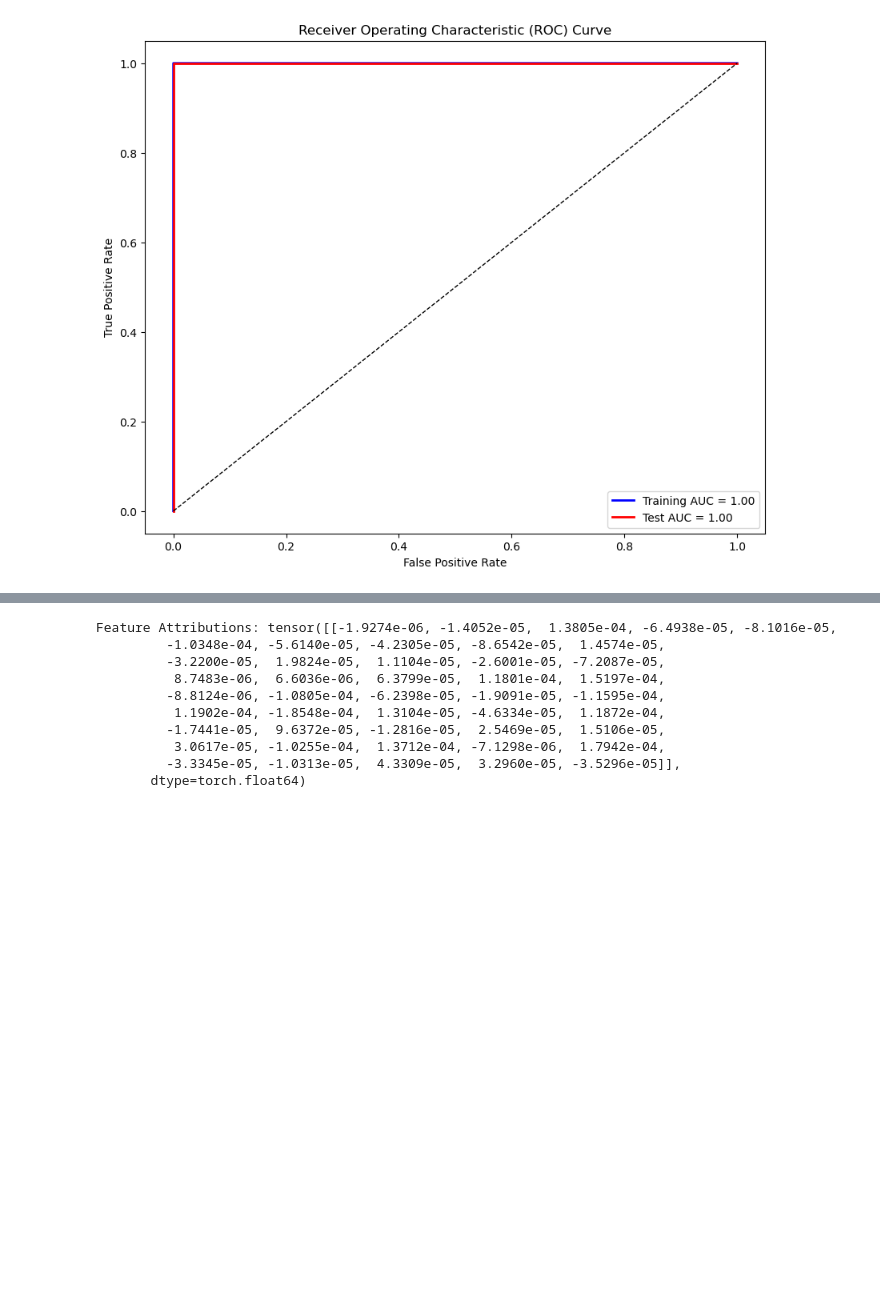
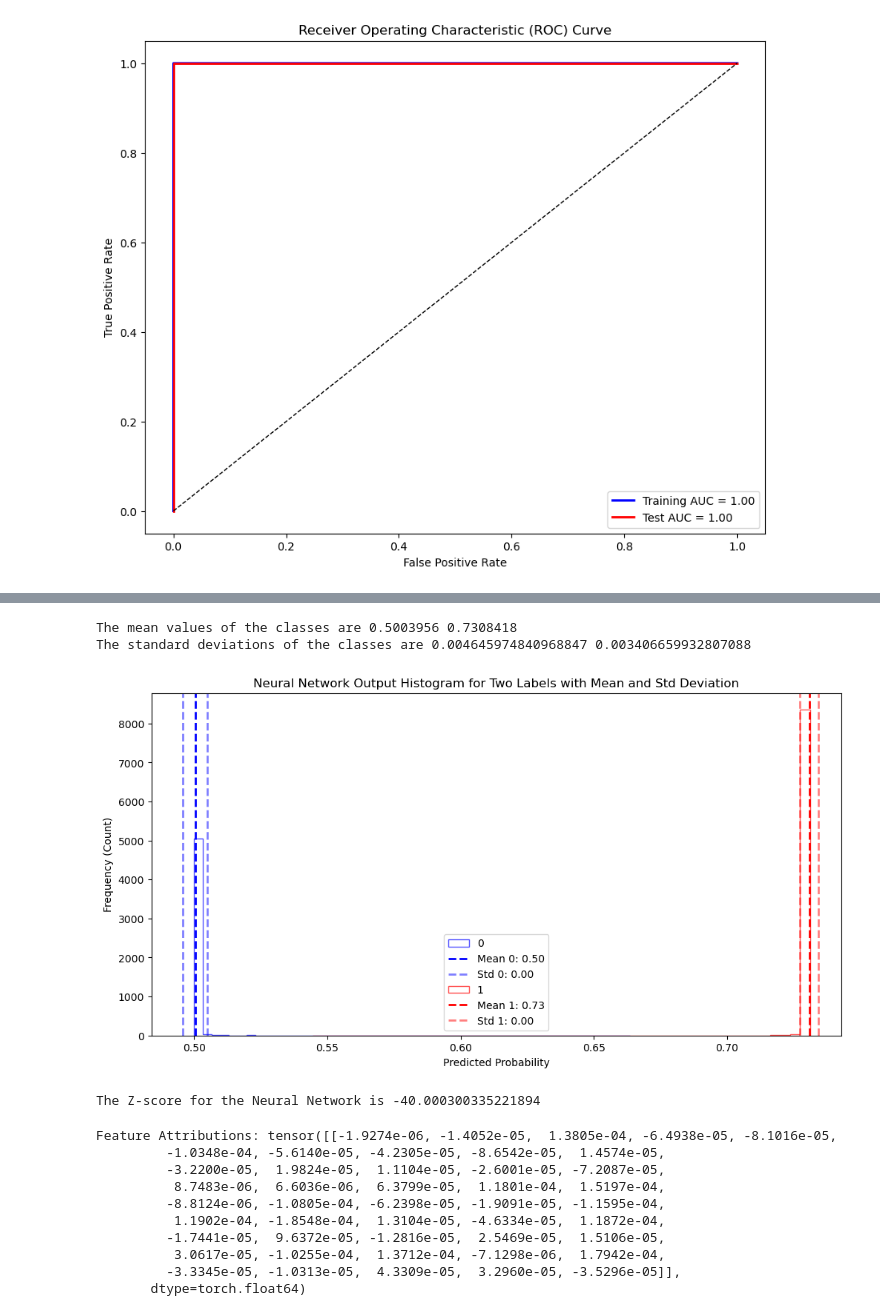
Before and after one commit to Iarla-Boyce/MSc-Project, a Jupyter notebook: Neural Network.ipynb, the cells around one changed output, grey strips where cells are left out. Cells and saved outputs as stored; diff of their text form; code cells hidden in the pictures; blank space fills up the shorter version.

```diff
--- a/Neural Network.ipynb
+++ b/Neural Network.ipynb
@@ -508,3 +514,51 @@ plt.show()
+# %%
+label_1 = 0
+label_2 = 1
+
+# Filter the DataFrame for each label
+data_label_1 = result_df_nn[result_df_nn['True_Label'] == label_1]['Predicted_Probability']
+data_label_2 = result_df_nn[result_df_nn['True_Label'] == label_2]['Predicted_Probability']
+
+# Calculate mean and standard deviation values
+mean_label_1 = np.mean(data_label_1)
+std_label_1 = np.std(data_label_1)
+
+mean_label_2 = np.mean(data_label_2)
+std_label_2 = np.std(data_label_2)
+
+print('The mean values of the classes are', mean_label_1, mean_label_2)
+print('The standard deviations of the classes are', std_label_1, std_label_2)
+
+# Create histograms for each label using matplotlib without density normalization
+plt.figure(figsize=(12, 6))
+
+# Histogram for label_1
+plt.hist(data_label_1, bins=50, alpha=0.7, label=f'{label_1}', color='blue', histtype='step')
+plt.axvline(mean_label_1, color='blue', linestyle='dashed', linewidth=2, label=f'Mean {label_1}: {mean_label_1:.2f}')
+plt.axvline(mean_label_1 + std_label_1, color='blue', linestyle='dashed', linewidth=2, label=f'Std {label_1}: {std_label_1:.2f}', alpha=0.5)
+plt.axvline(mean_label_1 - std_label_1, color='blue', linestyle='dashed', linewidth=2, alpha=0.5)
+
+# Histogram for label_2
+plt.hist(data_label_2, bins=50, alpha=0.7, label=f'{label_2}', color='red', histtype='step')
+plt.axvline(mean_label_2, color='red', linestyle='dashed', linewidth=2, label=f'Mean {label_2}: {mean_label_2:.2f}')
+plt.axvline(mean_label_2 + std_label_2, color='red', linestyle='dashed', linewidth=2, label=f'Std {label_2}: {std_label_2:.2f}', alpha=0.5)
+plt.axvline(mean_label_2 - std_label_2, color='red', linestyle='dashed', linewidth=2, alpha=0.5)
+
+plt.title('Neural Network Output Histogram for Two Labels with Mean and Std Deviation')
+plt.xlabel('Predicted Probability')
+plt.ylabel('Frequency (Count)')
+plt.legend()
+plt.show()
+# %% [output]
+The mean values of the classes are 0.5003956 0.7308418
+The standard deviations of the classes are 0.004645974840968847 0.003406659932807088
+[figure, added]
+# %%
+z = (mean_label_1 - mean_label_2) / np.sqrt((std_label_1 **2) + (std_label_2 **2))
+
+print('The Z-score for the Neural Network is', z)
+# %% [output]
+The Z-score for the Neural Network is -40.000300335221894
 # %%
 from captum.attr import IntegratedGradients
 
```
Also changed, not shown: parts of 2 cells of this notebook, 3 other files.
